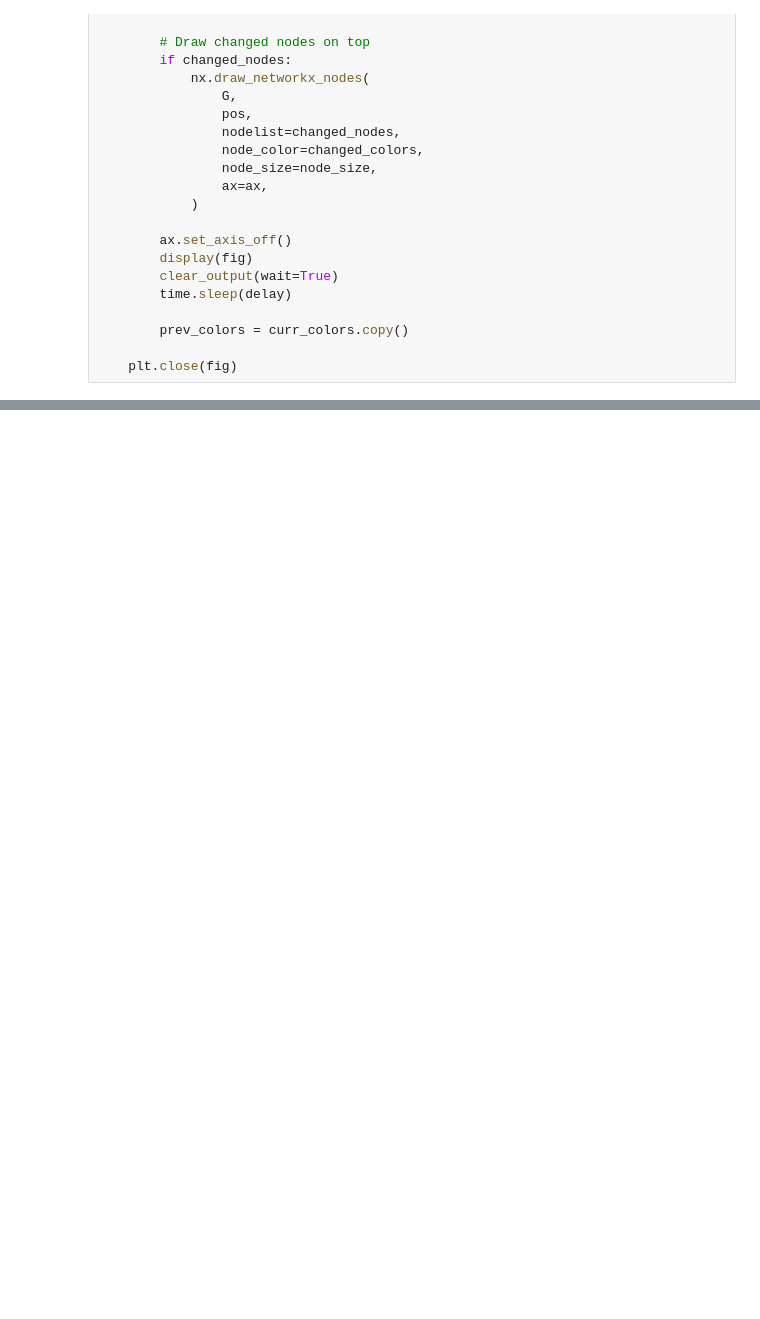
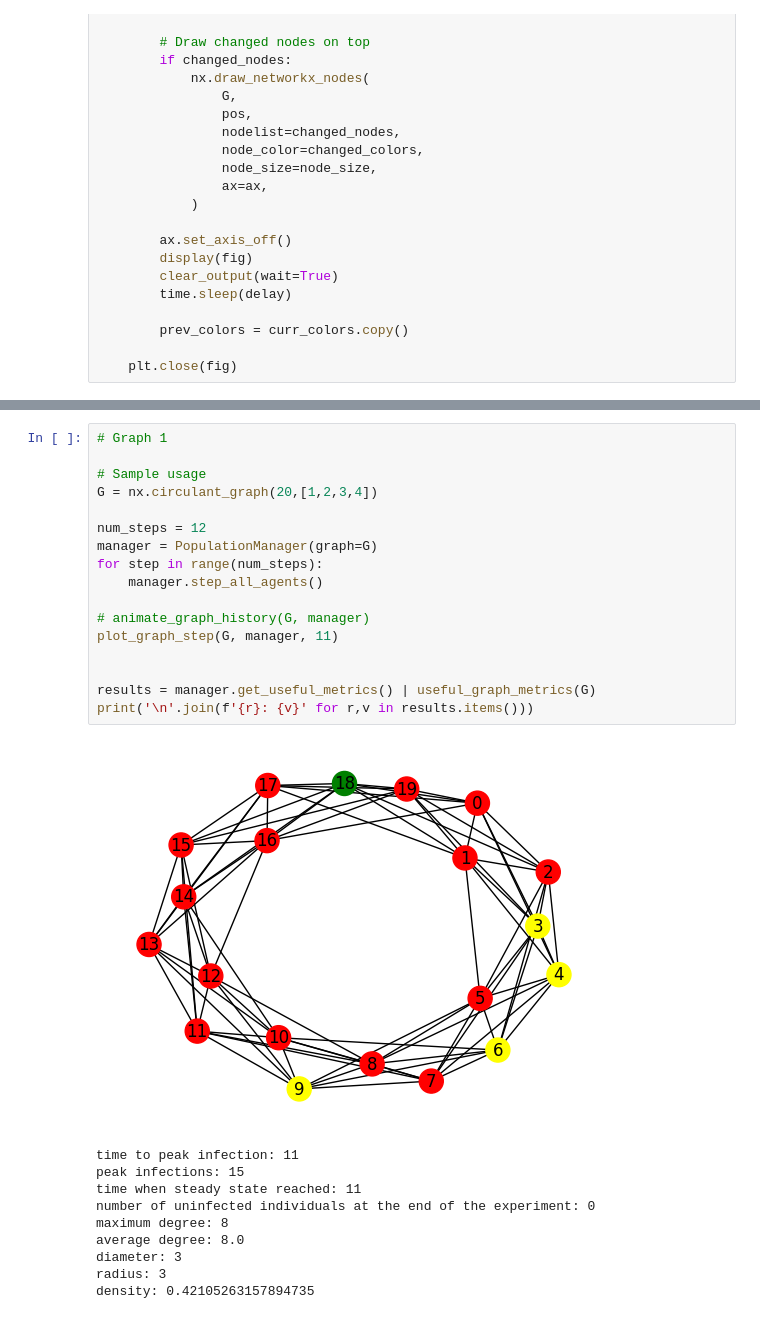
Before and after one commit to math919191/winter-2026-cs-575, a Jupyter notebook: project1/figures_and_tables.ipynb, the cells around one changed output, grey strips where cells are left out. Drawn from its saved outputs; the diff is of its cells as text; blank space fills up the shorter version.

```diff
--- a/project1/figures_and_tables.ipynb
+++ b/project1/figures_and_tables.ipynb
@@ -205 +264,29 @@ plot_graph_step(G, manager, 10)
+# %%
+# Graph 1
+
+# Sample usage
+G = nx.circulant_graph(20,[1,2,3,4])
+
+num_steps = 12
+manager = PopulationManager(graph=G)
+for step in range(num_steps):
+    manager.step_all_agents()
+
+# animate_graph_history(G, manager)
+plot_graph_step(G, manager, 11)
+
+
+results = manager.get_useful_metrics() | useful_graph_metrics(G)
+print('\n'.join(f'{r}: {v}' for r,v in results.items()))
+# %% [output]
+[figure, added]
+time to peak infection: 11
+peak infections: 15
+time when steady state reached: 11
+number of uninfected individuals at the end of the experiment: 0
+maximum degree: 8
+average degree: 8.0
+diameter: 3
+radius: 3
+density: 0.42105263157894735
 # %%
```
Also changed, not shown: parts of 38 cells of this notebook, 2 other files.
